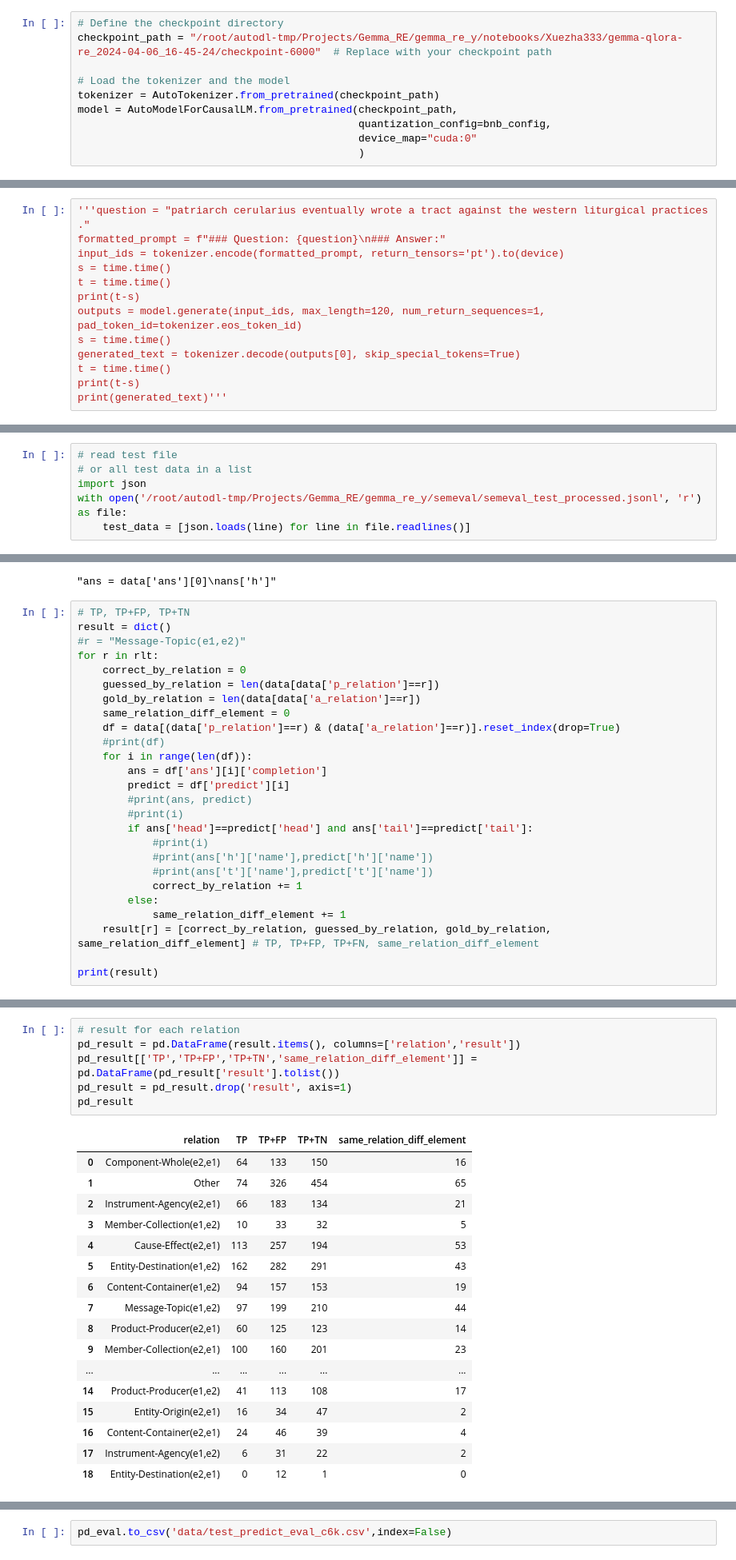
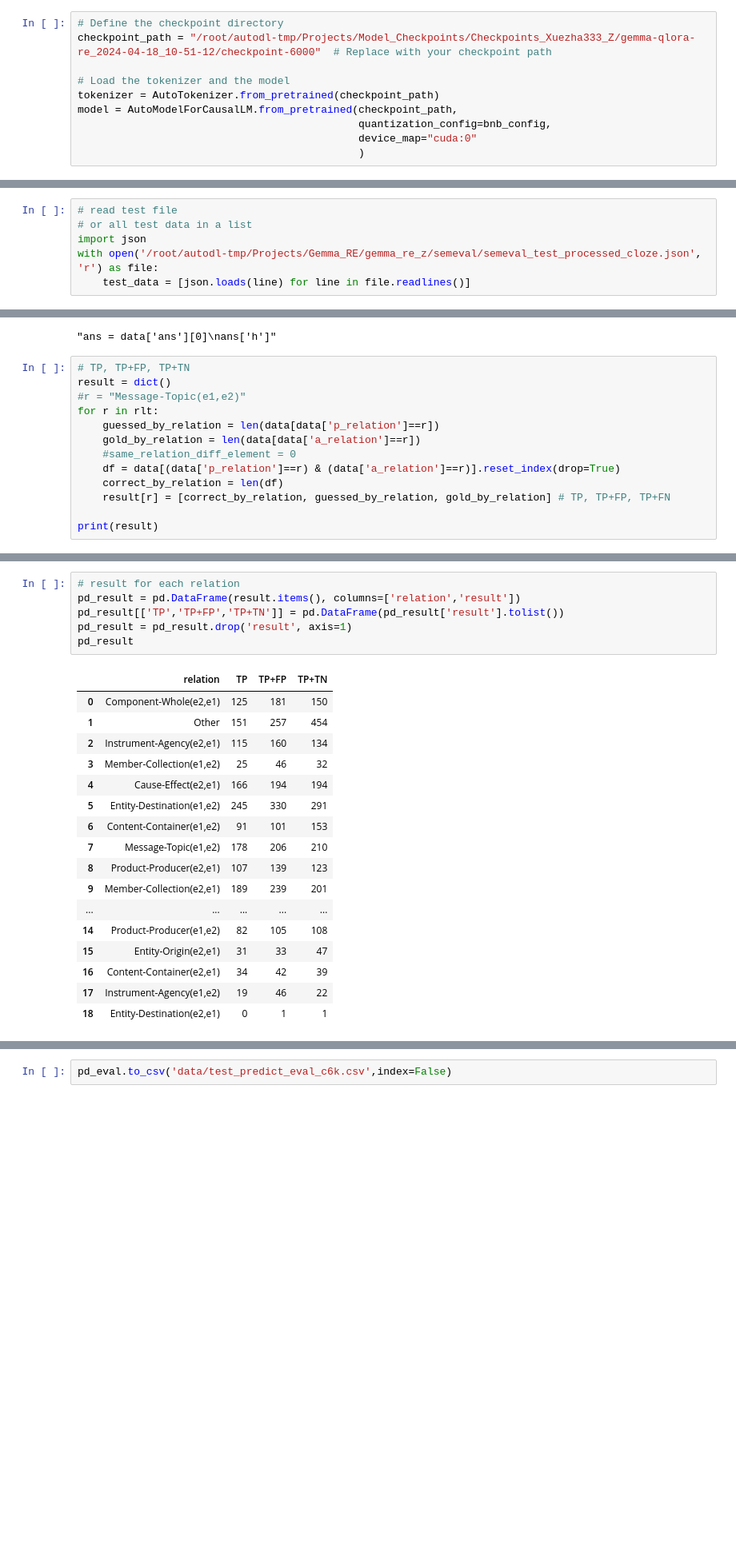
Before and after one commit to jingjjjjjie/Gemma_RE, a Jupyter notebook: gemma_re_z/notebooks/eval_test_z.ipynb, the cells around one changed output, grey strips where cells are left out. Shown at 80% size. Drawn from its saved outputs; the diff is of its cells as text; blank space fills up the shorter version.

```diff
--- a/gemma_re_z/notebooks/eval_test_z.ipynb
+++ b/gemma_re_z/notebooks/eval_test_z.ipynb
@@ -35,7 +35,7 @@ print(device)
 cuda
 # %%
 # Define the checkpoint directory
-checkpoint_path = "/root/autodl-tmp/Projects/Gemma_RE/gemma_re_y/notebooks/Xuezha333/gemma-qlora-re_2024-04-06_16-45-24/checkpoint-6000"  # Replace with your checkpoint path
+checkpoint_path = "/root/autodl-tmp/Projects/Model_Checkpoints/Checkpoints_Xuezha333_Z/gemma-qlora-re_2024-04-18_10-51-12/checkpoint-6000"  # Replace with your checkpoint path
 
 # Load the tokenizer and the model
 tokenizer = AutoTokenizer.from_pretrained(checkpoint_path)
@@ -46,16 +46,3 @@ model = AutoModelForCausalLM.from_pretrained(checkpoint_path,
 # %% [output]
 Gemma's activation function should be approximate GeLU and not exact GeLU.
 Changing the activation function to `gelu_pytorch_tanh`.if you want to use the legacy `gelu`, edit the `model.config` to set `hidden_activation=gelu`   instead of `hidden_act`. See https://github.com/ ...
-# %%
-'''question = "patriarch cerularius eventually wrote a tract against the western liturgical practices ."
-formatted_prompt = f"### Question: {question}\n### Answer:"
-input_ids = tokenizer.encode(formatted_prompt, return_tensors='pt').to(device)
-s = time.time()
-t = time.time()
-print(t-s)
-outputs = model.generate(input_ids, max_length=120, num_return_sequences=1, pad_token_id=tokenizer.eos_token_id)
-s = time.time()
-generated_text = tokenizer.decode(outputs[0], skip_special_tokens=True)
-t = time.time()
-print(t-s)
-print(generated_text)'''
@@ -73,7 +52,7 @@ print(generated_text)'''
 # read test file
 # or all test data in a list
 import json
-with open('/root/autodl-tmp/Projects/Gemma_RE/gemma_re_y/semeval/semeval_test_processed.jsonl', 'r') as file:
+with open('/root/autodl-tmp/Projects/Gemma_RE/gemma_re_z/semeval/semeval_test_processed_cloze.json', 'r') as file:
     test_data = [json.loads(line) for line in file.readlines()]
 # %%
 print(test_data[0], type(test_data[0]))
@@ -227,25 +243,12 @@ ans['h']'''
 result = dict()
 #r = "Message-Topic(e1,e2)"
 for r in rlt:
-    correct_by_relation = 0
     guessed_by_relation = len(data[data['p_relation']==r])
     gold_by_relation = len(data[data['a_relation']==r])
-    same_relation_diff_element = 0
+    #same_relation_diff_element = 0
     df = data[(data['p_relation']==r) & (data['a_relation']==r)].reset_index(drop=True)
-    #print(df)
-    for i in range(len(df)):
-        ans = df['ans'][i]['completion']
-        predict = df['predict'][i]
-        #print(ans, predict)
-        #print(i)
-        if ans['head']==predict['head'] and ans['tail']==predict['tail']:
-            #print(i)
-            #print(ans['h']['name'],predict['h']['name'])
-            #print(ans['t']['name'],predict['t']['name'])
-            correct_by_relation += 1
-        else:
-            same_relation_diff_element += 1
-    result[r] = [correct_by_relation, guessed_by_relation, gold_by_relation, same_relation_diff_element] # TP, TP+FP, TP+FN, same_relation_diff_element
+    correct_by_relation = len(df)
+    result[r] = [correct_by_relation, guessed_by_relation, gold_by_relation] # TP, TP+FP, TP+FN
 
 print(result)
 # %% [output]
@@ -298,26 +301,26 @@ f1_micro: 0.44
 # %%
 # result for each relation
 pd_result = pd.DataFrame(result.items(), columns=['relation','result'])
-pd_result[['TP','TP+FP','TP+TN','same_relation_diff_element']] = pd.DataFrame(pd_result['result'].tolist())
+pd_result[['TP','TP+FP','TP+TN']] = pd.DataFrame(pd_result['result'].tolist())
 pd_result = pd_result.drop('result', axis=1)
 pd_result
 # %% [output]
-|  | relation | TP | TP+FP | TP+TN | same_relation_diff_element |
-| 0 | Component-Whole(e2,e1) | 64 | 133 | 150 | 16 |
-| 1 | Other | 74 | 326 | 454 | 65 |
-| 2 | Instrument-Agency(e2,e1) | 66 | 183 | 134 | 21 |
-| 3 | Member-Collection(e1,e2) | 10 | 33 | 32 | 5 |
-| 4 | Cause-Effect(e2,e1) | 113 | 257 | 194 | 53 |
-| 5 | Entity-Destination(e1,e2) | 162 | 282 | 291 | 43 |
-| 6 | Content-Container(e1,e2) | 94 | 157 | 153 | 19 |
-| 7 | Message-Topic(e1,e2) | 97 | 199 | 210 | 44 |
-| 8 | Product-Producer(e2,e1) | 60 | 125 | 123 | 14 |
-| 9 | Member-Collection(e2,e1) | 100 | 160 | 201 | 23 |
-| ... | ... | ... | ... | ... | ... |
-| 14 | Product-Producer(e1,e2) | 41 | 113 | 108 | 17 |
-| 15 | Entity-Origin(e2,e1) | 16 | 34 | 47 | 2 |
-| 16 | Content-Container(e2,e1) | 24 | 46 | 39 | 4 |
-| 17 | Instrument-Agency(e1,e2) | 6 | 31 | 22 | 2 |
-| 18 | Entity-Destination(e2,e1) | 0 | 12 | 1 | 0 |
+|  | relation | TP | TP+FP | TP+TN |
+| 0 | Component-Whole(e2,e1) | 125 | 181 | 150 |
+| 1 | Other | 151 | 257 | 454 |
+| 2 | Instrument-Agency(e2,e1) | 115 | 160 | 134 |
+| 3 | Member-Collection(e1,e2) | 25 | 46 | 32 |
+| 4 | Cause-Effect(e2,e1) | 166 | 194 | 194 |
+| 5 | Entity-Destination(e1,e2) | 245 | 330 | 291 |
+| 6 | Content-Container(e1,e2) | 91 | 101 | 153 |
+| 7 | Message-Topic(e1,e2) | 178 | 206 | 210 |
+| 8 | Product-Producer(e2,e1) | 107 | 139 | 123 |
+| 9 | Member-Collection(e2,e1) | 189 | 239 | 201 |
+| ... | ... | ... | ... | ... |
+| 14 | Product-Producer(e1,e2) | 82 | 105 | 108 |
+| 15 | Entity-Origin(e2,e1) | 31 | 33 | 47 |
+| 16 | Content-Container(e2,e1) | 34 | 42 | 39 |
+| 17 | Instrument-Agency(e1,e2) | 19 | 46 | 22 |
+| 18 | Entity-Destination(e2,e1) | 0 | 1 | 1 |
 # %%
 pd_result.to_csv('data/test_predict_result_c6k.csv',index=False)
```
Also changed, not shown: parts of 18 cells of this notebook, 9 other files.
